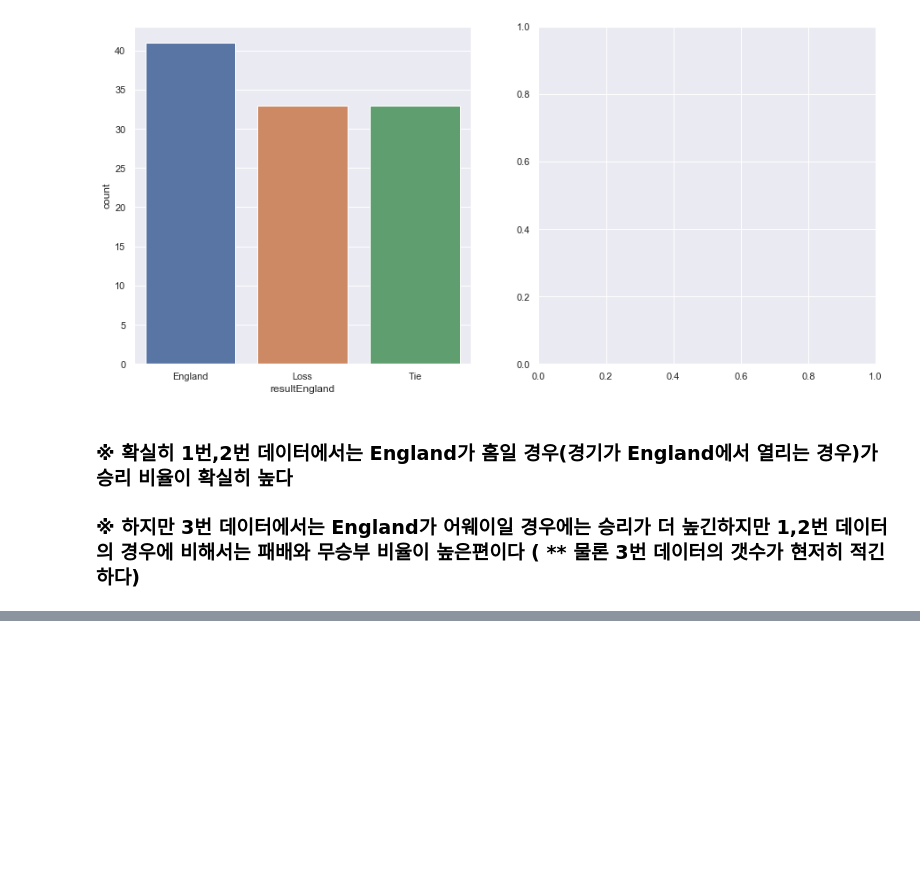
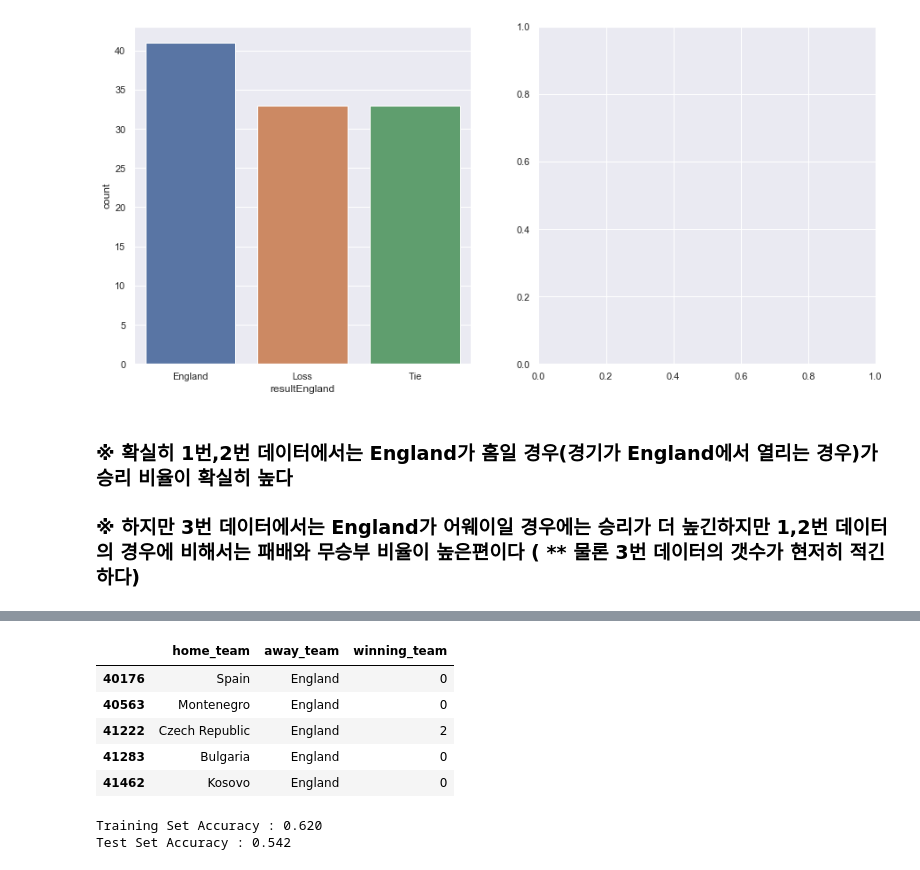
Before and after one commit to DSC-SCH/Predict_outcome_of_football_younghun, a Jupyter notebook: Prediction_based_on_national_matches.ipynb, the cells around one changed output, grey strips where cells are left out. Saved outputs shown, nothing was run; the diff lists cells and outputs as text; code cells hidden in the pictures; blank space fills up the shorter version.

```diff
--- a/Prediction_based_on_national_matches.ipynb
+++ b/Prediction_based_on_national_matches.ipynb
@@ -255,0 +319,9 @@ sns.countplot(x='resultEngland', data=dfwinrate_true, ax = ax[0])
+# %%
+df_matches.tail()
+# %% [output]
+|  | home_team | away_team | winning_team |
+| 40176 | Spain | England | 0 |
+| 40563 | Montenegro | England | 0 |
+| 41222 | Czech Republic | England | 2 |
+| 41283 | Bulgaria | England | 0 |
+| 41462 | Kosovo | England | 0 |
@@ -255,0 +342,12 @@ sns.countplot(x='resultEngland', data=dfwinrate_true, ax = ax[0])
+# %%
+from sklearn.linear_model import LogisticRegression
+logreg = LogisticRegression()
+logreg.fit(X_train, y_train)
+score = logreg.score(X_train, y_train)
+score2 = logreg.score(X_test, y_test)
+
+print('Training Set Accuracy :', '%.3f'%(score))
+print('Test Set Accuracy :', '%.3f'%(score2))
+# %% [output]
+Training Set Accuracy : 0.620
+Test Set Accuracy : 0.542
```
Also changed, not shown: parts of 11 cells of this notebook.
